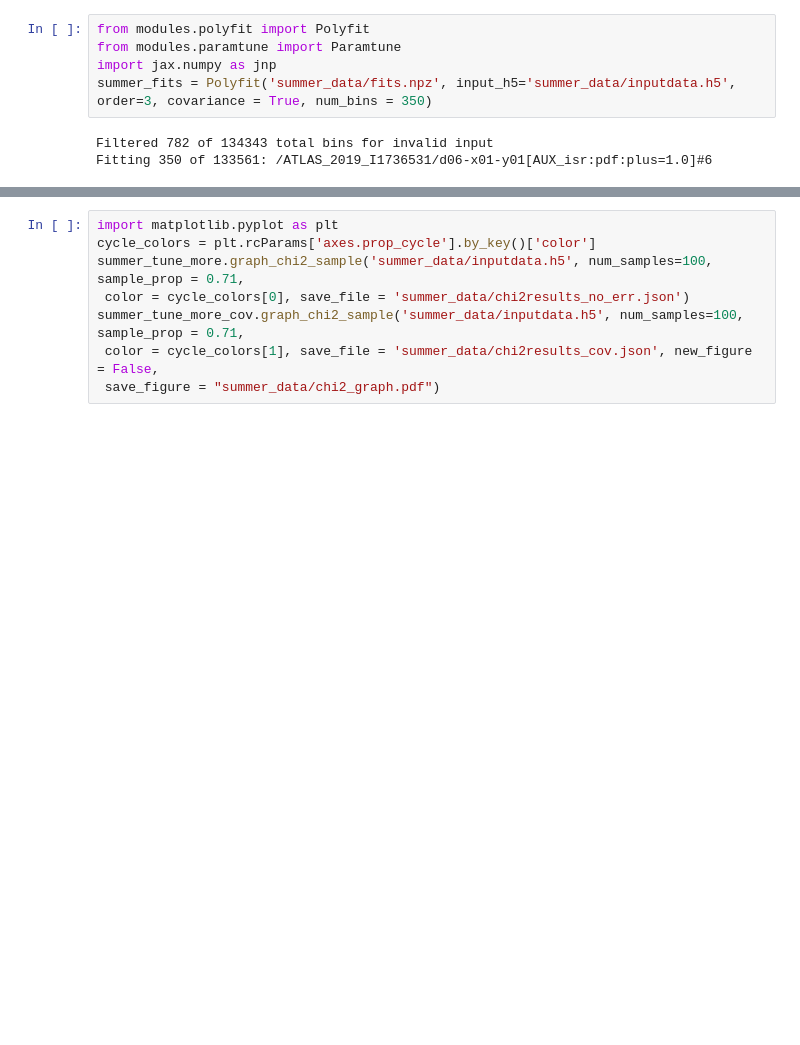
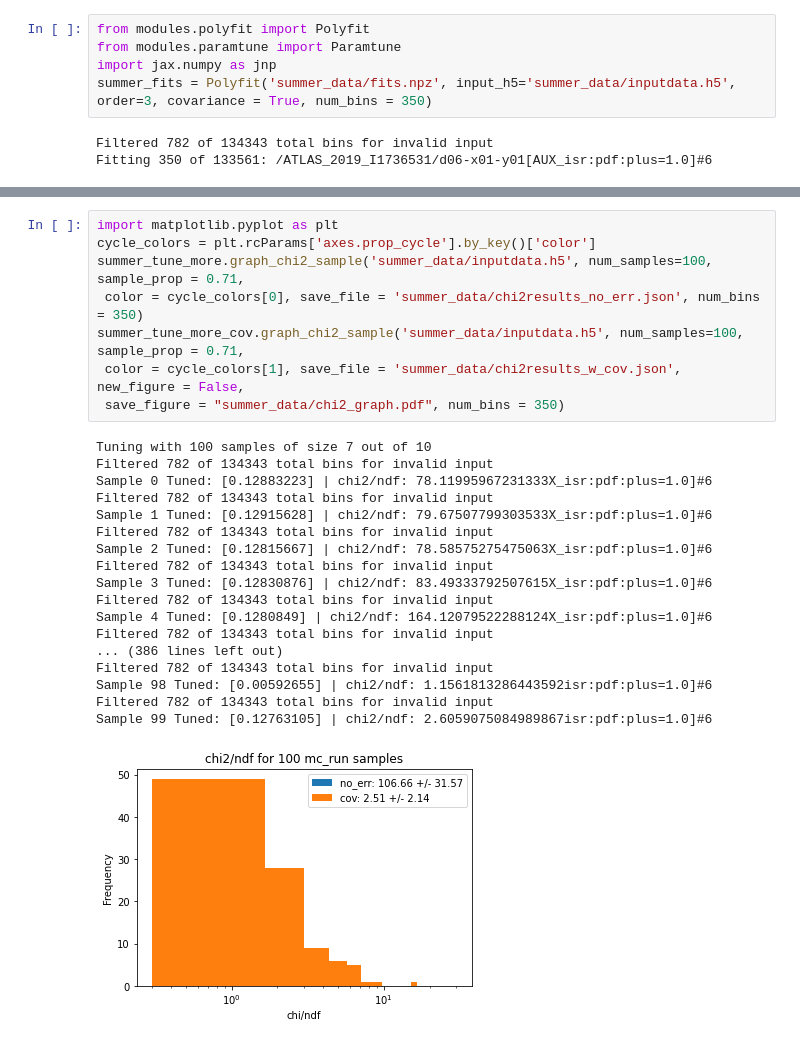
Before and after one commit to Jeffae-Schroff/apprentice-jax, a Jupyter notebook: summer_data_test.ipynb, the cells around one changed output, grey strips where cells are left out. Cells and saved outputs as stored; diff of their text form; blank space fills up the shorter version.

Commit message:
chi2 working, display graph bad however

```diff
--- a/summer_data_test.ipynb
+++ b/summer_data_test.ipynb
@@ -37,8 +32,27 @@ target deviation 37.3614, with confidence level 0.6827, edof 34.0000
 # %%
 import matplotlib.pyplot as plt
 cycle_colors = plt.rcParams['axes.prop_cycle'].by_key()['color']
 summer_tune_more.graph_chi2_sample('summer_data/inputdata.h5', num_samples=100, sample_prop = 0.71,
- color = cycle_colors[0], save_file = 'summer_data/chi2results_no_err.json')
+ color = cycle_colors[0], save_file = 'summer_data/chi2results_no_err.json', num_bins = 350)
 summer_tune_more_cov.graph_chi2_sample('summer_data/inputdata.h5', num_samples=100, sample_prop = 0.71,
- color = cycle_colors[1], save_file = 'summer_data/chi2results_cov.json', new_figure = False,
- save_figure = "summer_data/chi2_graph.pdf")
+ color = cycle_colors[1], save_file = 'summer_data/chi2results_w_cov.json', new_figure = False,
+ save_figure = "summer_data/chi2_graph.pdf", num_bins = 350)
+# %% [output]
+Tuning with 100 samples of size 7 out of 10
+Filtered 782 of 134343 total bins for invalid input
+Sample 0 Tuned: [0.12883223] | chi2/ndf: 78.11995967231333X_isr:pdf:plus=1.0]#6
+Filtered 782 of 134343 total bins for invalid input
+Sample 1 Tuned: [0.12915628] | chi2/ndf: 79.67507799303533X_isr:pdf:plus=1.0]#6
+Filtered 782 of 134343 total bins for invalid input
+Sample 2 Tuned: [0.12815667] | chi2/ndf: 78.58575275475063X_isr:pdf:plus=1.0]#6
+Filtered 782 of 134343 total bins for invalid input
+Sample 3 Tuned: [0.12830876] | chi2/ndf: 83.49333792507615X_isr:pdf:plus=1.0]#6
+Filtered 782 of 134343 total bins for invalid input
+Sample 4 Tuned: [0.1280849] | chi2/ndf: 164.12079522288124X_isr:pdf:plus=1.0]#6
+Filtered 782 of 134343 total bins for invalid input
+... (386 lines left out)
+Filtered 782 of 134343 total bins for invalid input
+Sample 98 Tuned: [0.00592655] | chi2/ndf: 1.1561813286443592isr:pdf:plus=1.0]#6
+Filtered 782 of 134343 total bins for invalid input
+Sample 99 Tuned: [0.12763105] | chi2/ndf: 2.6059075084989867isr:pdf:plus=1.0]#6
+[figure, added]
```
Also changed, not shown: parts of 2 cells of this notebook, 6 other files.
